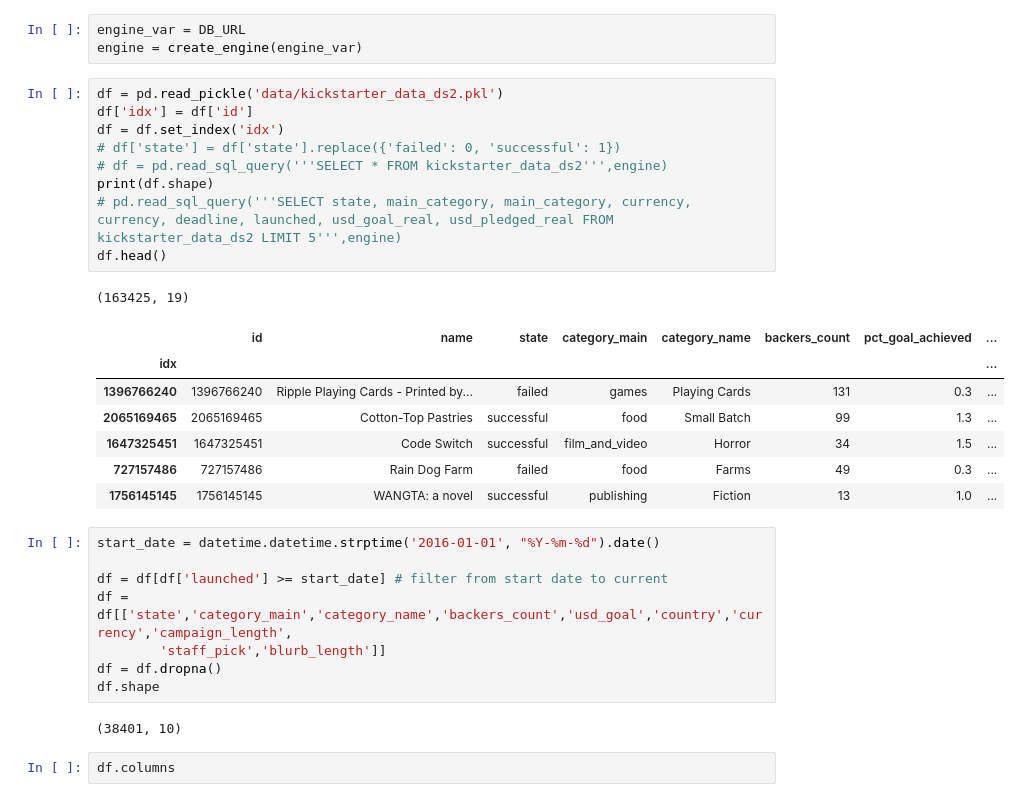
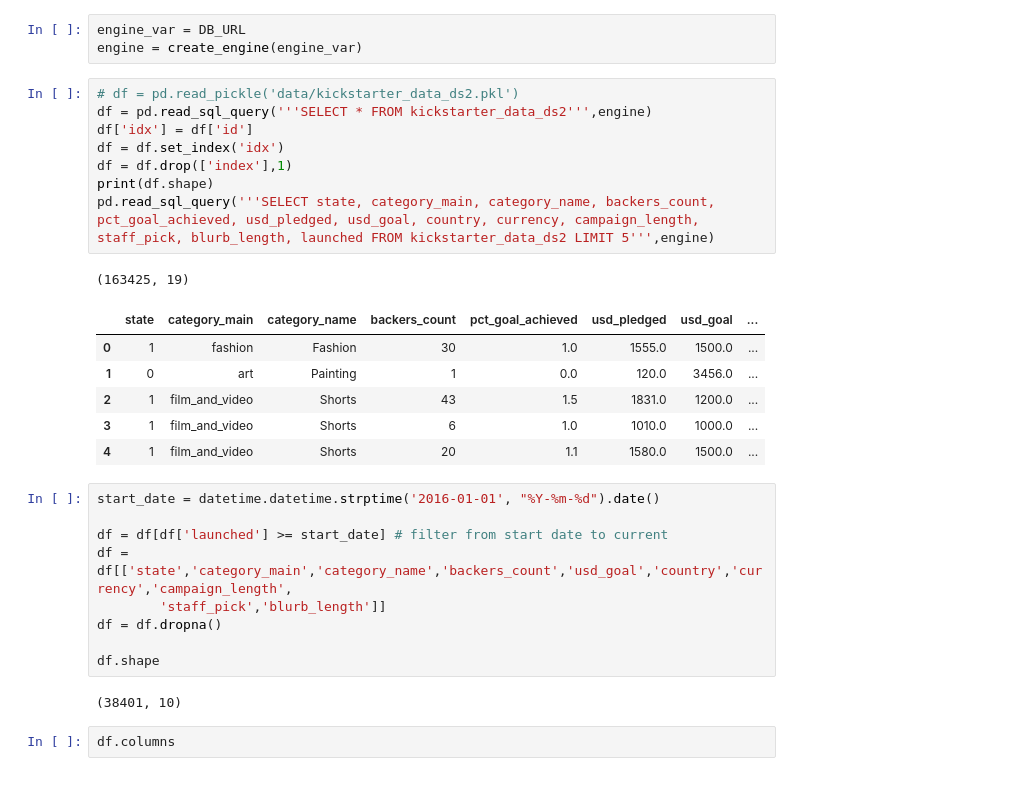
Before and after one commit to cipher813/McMahon_Metis, a Jupyter notebook: Project_3/notebooks/3.4_Kick_GridSearchCV.ipynb, the cells around one changed output. Drawn from its saved outputs; the diff is of its cells as text.

```diff
--- a/Project_3/notebooks/3.4_Kick_GridSearchCV.ipynb
+++ b/Project_3/notebooks/3.4_Kick_GridSearchCV.ipynb
@@ -63,23 +54,21 @@ DB_URL = 'postgresql+psycopg2://{user}:{pw}@{url}/{db}'.format(user=POSTGRES_USE
 engine_var = DB_URL
 engine = create_engine(engine_var)
 # %%
-df = pd.read_pickle('data/kickstarter_data_ds2.pkl')
+# df = pd.read_pickle('data/kickstarter_data_ds2.pkl')
+df = pd.read_sql_query('''SELECT * FROM kickstarter_data_ds2''',engine)
 df['idx'] = df['id']
 df = df.set_index('idx')
-# df['state'] = df['state'].replace({'failed': 0, 'successful': 1})
-# df = pd.read_sql_query('''SELECT * FROM kickstarter_data_ds2''',engine)
+df = df.drop(['index'],1)
 print(df.shape)
-# pd.read_sql_query('''SELECT state, main_category, main_category, currency, currency, deadline, launched, usd_goal_real, usd_pledged_real FROM kickstarter_data_ds2 LIMIT 5''',engine)
-df.head()
+pd.read_sql_query('''SELECT state, category_main, category_name, backers_count, pct_goal_achieved, usd_pledged, usd_goal, country, currency, campaign_length, staff_pick, blurb_length, launched FROM kickstarter_data_ds2 LIMIT 5''',engine)
 # %% [output]
 (163425, 19)
-|  | id | name | state | category_main | category_name | backers_count | pct_goal_achieved | ... |
-| idx |  |  |  |  |  |  |  | ... |
-| 1396766240 | 1396766240 | Ripple Playing Cards - Printed by... | failed | games | Playing Cards | 131 | 0.3 | ... |
-| 2065169465 | 2065169465 | Cotton-Top Pastries | successful | food | Small Batch | 99 | 1.3 | ... |
-| 1647325451 | 1647325451 | Code Switch | successful | film_and_video | Horror | 34 | 1.5 | ... |
-| 727157486 | 727157486 | Rain Dog Farm | failed | food | Farms | 49 | 0.3 | ... |
-| 1756145145 | 1756145145 | WANGTA: a novel | successful | publishing | Fiction | 13 | 1.0 | ... |
+|  | state | category_main | category_name | backers_count | pct_goal_achieved | usd_pledged | usd_goal | ... |
+| 0 | 1 | fashion | Fashion | 30 | 1.0 | 1555.0 | 1500.0 | ... |
+| 1 | 0 | art | Painting | 1 | 0.0 | 120.0 | 3456.0 | ... |
+| 2 | 1 | film_and_video | Shorts | 43 | 1.5 | 1831.0 | 1200.0 | ... |
+| 3 | 1 | film_and_video | Shorts | 6 | 1.0 | 1010.0 | 1000.0 | ... |
+| 4 | 1 | film_and_video | Shorts | 20 | 1.1 | 1580.0 | 1500.0 | ... |
 # %%
 start_date = datetime.datetime.strptime('2016-01-01', "%Y-%m-%d").date()
 
@@ -87,6 +76,7 @@ df = df[df['launched'] >= start_date] # filter from start date to current
 df = df[['state','category_main','category_name','backers_count','usd_goal','country','currency','campaign_length',
         'staff_pick','blurb_length']]
 df = df.dropna()
+
 df.shape
 # %% [output]
 (38401, 10)
```
Also changed, not shown: parts of 12 cells of this notebook, 50 other files.
